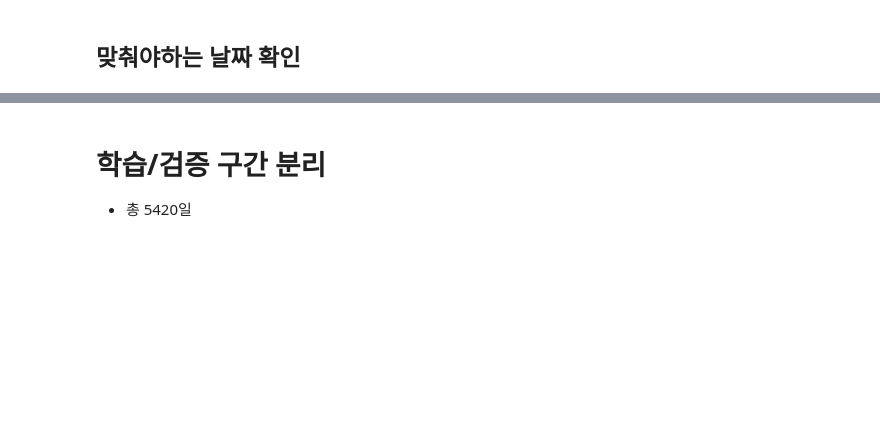
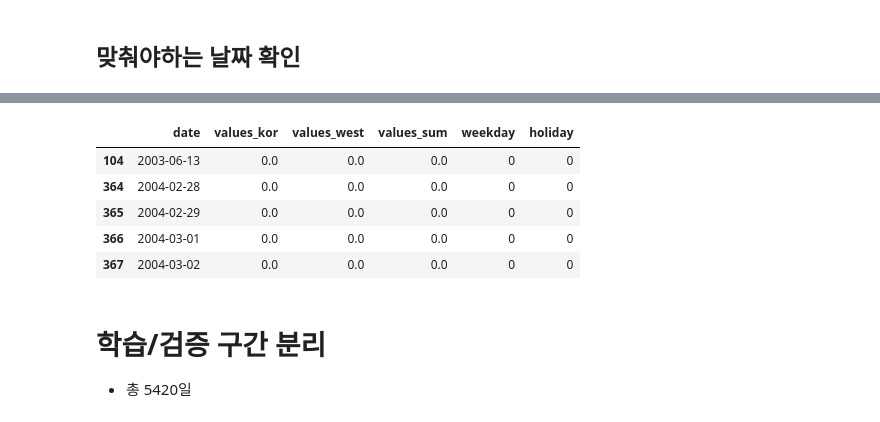
Before and after one commit to kimsh12191/challenge, a Jupyter notebook: peopleRNN/01_datalaod.ipynb, the cells around one changed output, grey strips where cells are left out. Cells and saved outputs as stored; diff of their text form; code cells hidden in the pictures; blank space fills up the shorter version.

```diff
--- a/peopleRNN/01_datalaod.ipynb
+++ b/peopleRNN/01_datalaod.ipynb
@@ -115,0 +180,4 @@ peopleDfAllDate[peopleDfAllDate['count'] == 0].head()
+# %%
+
+peopleDfMerge = peopleDfMerge.set_index('date')
+peopleDfMerge = peopleDfMerge.resample('1D').sum()
@@ -115,0 +188,3 @@ peopleDfAllDate[peopleDfAllDate['count'] == 0].head()
+# %%
+
+peopleDfMerge = peopleDfMerge.reset_index()
@@ -116,3 +198,12 @@ peopleDfAllDate[peopleDfAllDate['count'] == 0].head()
+# %%
+peopleDfMerge[peopleDfMerge['values_sum'] == 0].head()
+# %% [output]
+|  | date | values_kor | values_west | values_sum | weekday | holiday |
+| 104 | 2003-06-13 | 0.0 | 0.0 | 0.0 | 0 | 0 |
+| 364 | 2004-02-28 | 0.0 | 0.0 | 0.0 | 0 | 0 |
+| 365 | 2004-02-29 | 0.0 | 0.0 | 0.0 | 0 | 0 |
+| 366 | 2004-03-01 | 0.0 | 0.0 | 0.0 | 0 | 0 |
+| 367 | 2004-03-02 | 0.0 | 0.0 | 0.0 | 0 | 0 |
 # %% [markdown]
 # 학습/검증 구간 분리
 
```
Also changed, not shown: parts of 45 cells of this notebook, 13 other files.
